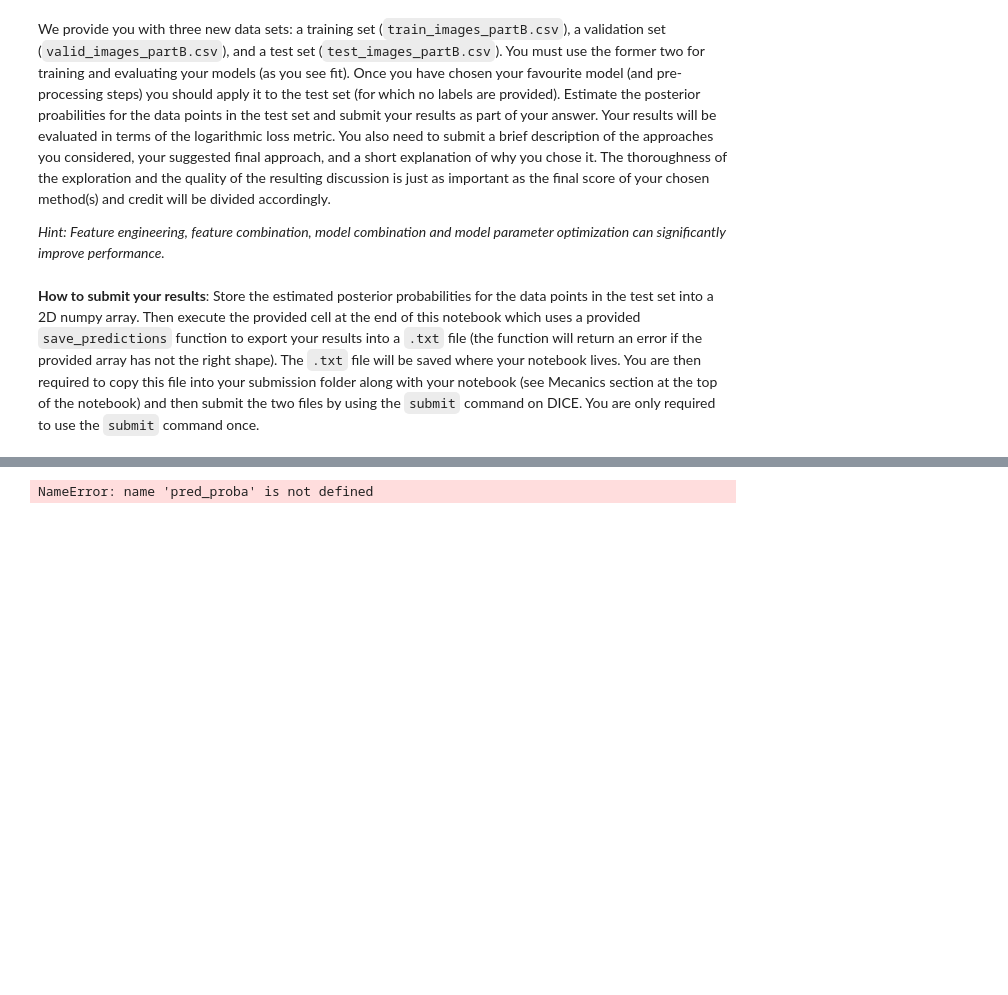
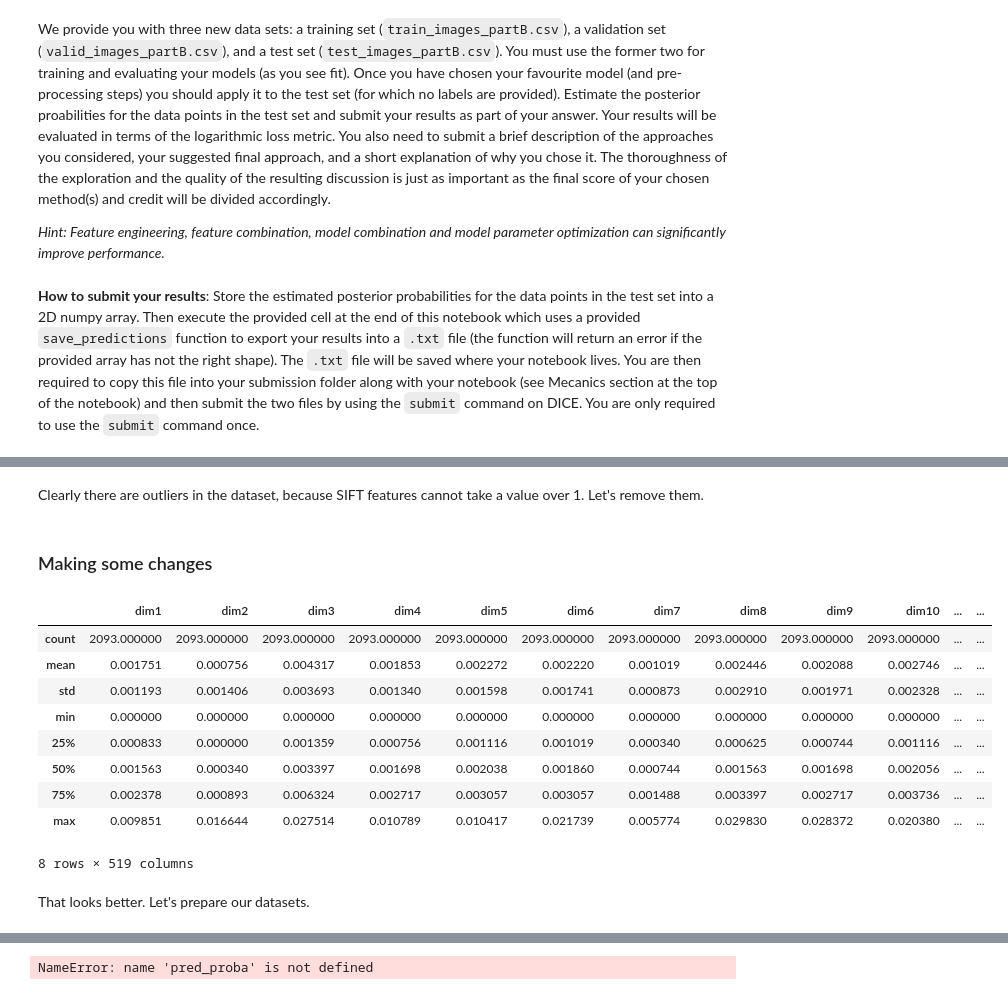
Before and after one commit to Dr-Alan-Turing/IAMachineLearning, a Jupyter notebook: 07_Assignment_3.ipynb, the cells around one changed output, grey strips where cells are left out. Drawn from its saved outputs; the diff is of its cells as text; code cells hidden in the pictures; blank space fills up the shorter version.

```diff
--- a/07_Assignment_3.ipynb
+++ b/07_Assignment_3.ipynb
@@ -771,0 +798,26 @@ We provide you with three new data sets: a training set (`train_images_partB.csv
+# %% [markdown]
+Clearly there are outliers in the dataset, because SIFT features cannot take a value over 1. Let's remove them.
+# %% [markdown]
+### Making some changes ###
+# %%
+# Remove outliers
+outlier_rows = []
+for col in attributes:
+    col_items = train_B[col]
+    to_remove = col_items.loc[col_items > 1].index # threshold at 1
+    outlier_rows.extend(to_remove)
+train_B.drop(outlier_rows, axis=0, inplace=True)
+train_B.describe()
+# %% [output]
+|  | dim1 | dim2 | dim3 | dim4 | dim5 | dim6 | dim7 | dim8 | dim9 | dim10 | ... | ... |
+| count | 2093.000000 | 2093.000000 | 2093.000000 | 2093.000000 | 2093.000000 | 2093.000000 | 2093.000000 | 2093.000000 | 2093.000000 | 2093.000000 | ... | ... |
+| mean | 0.001751 | 0.000756 | 0.004317 | 0.001853 | 0.002272 | 0.002220 | 0.001019 | 0.002446 | 0.002088 | 0.002746 | ... | ... |
+| std | 0.001193 | 0.001406 | 0.003693 | 0.001340 | 0.001598 | 0.001741 | 0.000873 | 0.002910 | 0.001971 | 0.002328 | ... | ... |
+| min | 0.000000 | 0.000000 | 0.000000 | 0.000000 | 0.000000 | 0.000000 | 0.000000 | 0.000000 | 0.000000 | 0.000000 | ... | ... |
+| 25% | 0.000833 | 0.000000 | 0.001359 | 0.000756 | 0.001116 | 0.001019 | 0.000340 | 0.000625 | 0.000744 | 0.001116 | ... | ... |
+| 50% | 0.001563 | 0.000340 | 0.003397 | 0.001698 | 0.002038 | 0.001860 | 0.000744 | 0.001563 | 0.001698 | 0.002056 | ... | ... |
+| 75% | 0.002378 | 0.000893 | 0.006324 | 0.002717 | 0.003057 | 0.003057 | 0.001488 | 0.003397 | 0.002717 | 0.003736 | ... | ... |
+| max | 0.009851 | 0.016644 | 0.027514 | 0.010789 | 0.010417 | 0.021739 | 0.005774 | 0.029830 | 0.028372 | 0.020380 | ... | ... |
+8 rows × 519 columns
+# %% [markdown]
+That looks better. Let's prepare our datasets.
```
Also changed, not shown: parts of 24 cells of this notebook.
